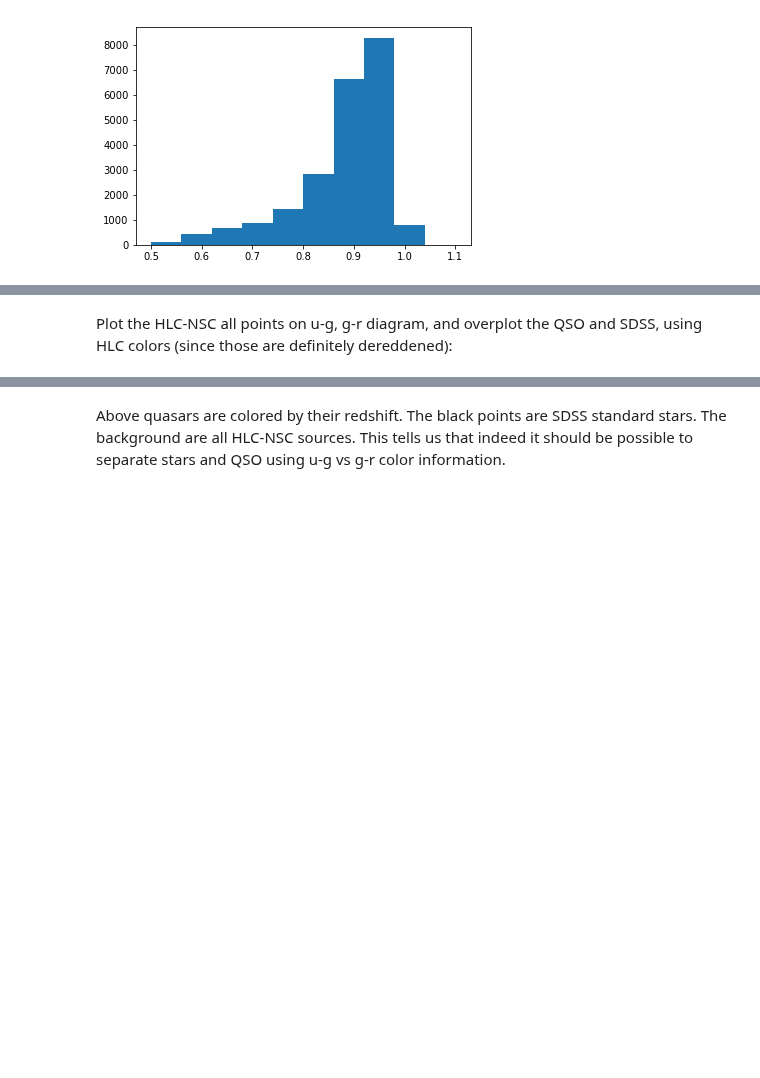
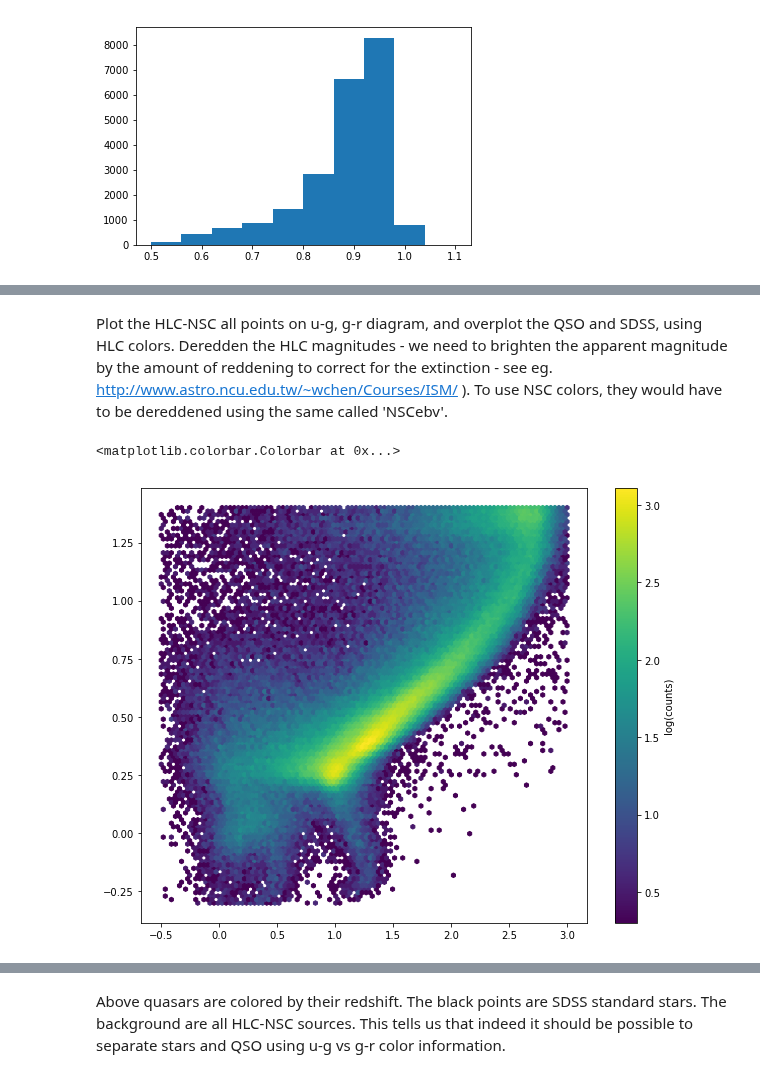
Before and after one commit to dirac-institute/uw-astr598-w18, a Jupyter notebook: homeworks/group2/HW4_read_files.ipynb, the cells around one changed output, grey strips where cells are left out. Saved outputs shown, nothing was run; the diff lists cells and outputs as text; code cells hidden in the pictures; blank space fills up the shorter version.

```diff
--- a/homeworks/group2/HW4_read_files.ipynb
+++ b/homeworks/group2/HW4_read_files.ipynb
@@ -57,6 +48,32 @@ plt.hist(qso['NSCclass_star'], range=(0.5,1.1))
 # %% [markdown]
 Plot the HLC-NSC all points on u-g,  g-r  diagram,  and overplot the QSO and SDSS,
-using HLC colors (since those are definitely dereddened):
+using HLC colors. Deredden the HLC magnitudes -  we need to brighten the apparent magnitude by the amount of reddening to correct for the extinction  - see eg. http://www.astro.ncu.edu.tw/~wchen/Courses/ISM/ ). To use NSC colors, they would have to be dereddened using the same called 'NSCebv'.
+# %%
+%matplotlib inline
+
+# Select HLC-NSC data :
+# -->  point sources
+m_star = hlc_nsc['NSCclass_star'] > 0.5
+# --> signal / noise > 5
+m_sn = hlc_nsc['HLCgmag'] /hlc_nsc['HLCgerr'] > 5
+m = m_sn * m_star
+
+# deredden the HLC magnitudes ...
+u = hlc_nsc['HLCumag'][m]  - hlc_nsc['HLCrRED'][m]
+g = hlc_nsc['HLCgmag'][m]  - hlc_nsc['HLCgRED'][m]
+r  = hlc_nsc['HLCrmag'][m]  - hlc_nsc['HLCrRED'][m]
+
+ug_hlc = u-g
+gr_hlc = g-r
+
+# 2D-histogram of objects in the g-r vs r-i color diagram
+fig, ax1 = plt.subplots(1, 1, figsize=(10, 8))
+im1 = ax1.hexbin(ug_hlc,gr_hlc ,bins='log', cmap=plt.cm.viridis,
+               mincnt=1, extent=(-0.5,3, -0.3,1.4))
+plt.colorbar(im1, label='log(counts)')
+# %% [output]
+<matplotlib.colorbar.Colorbar at 0x...>
+[figure, added]
 # %%
 %matplotlib inline
 
```
Also changed, not shown: parts of 7 cells of this notebook.
